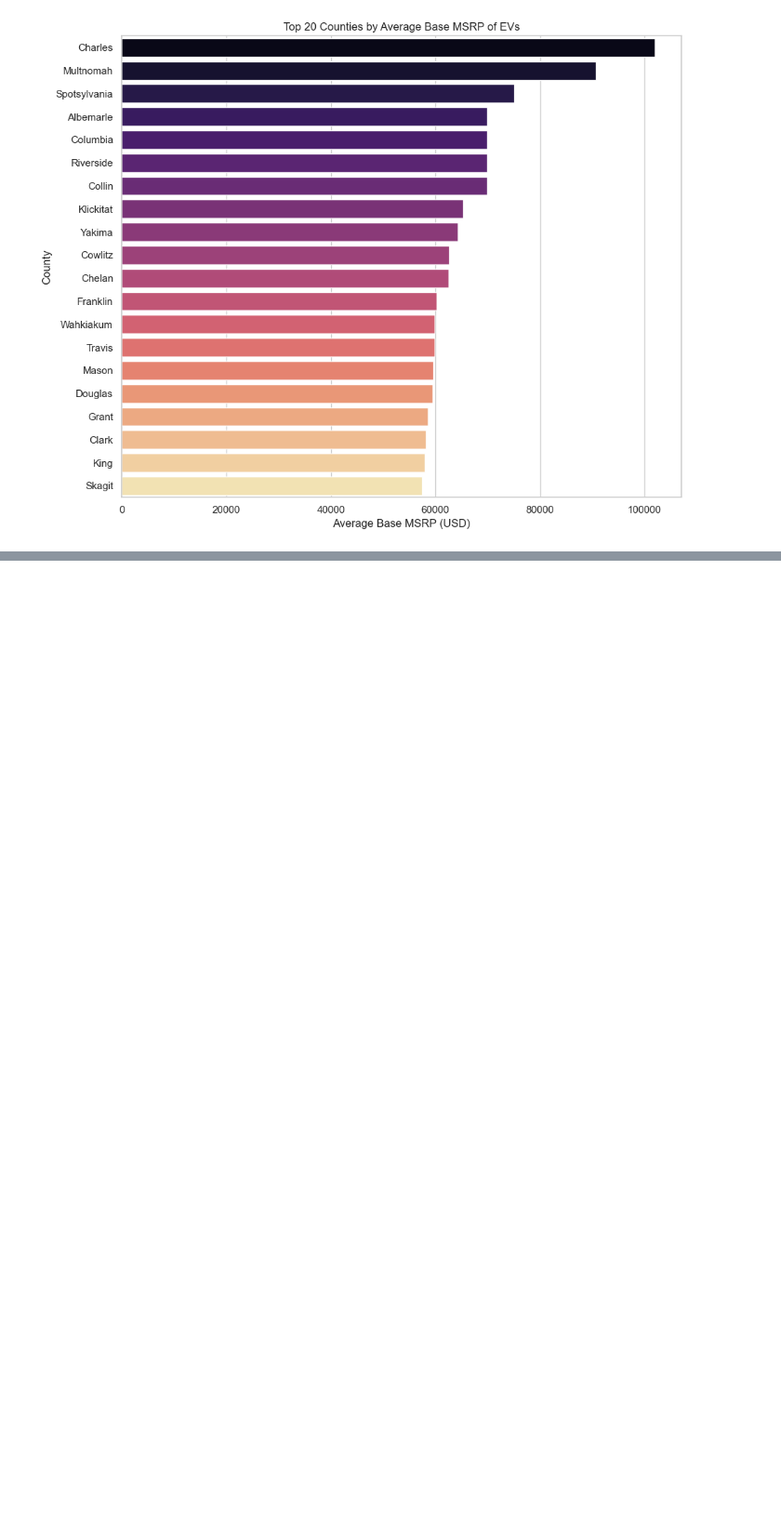
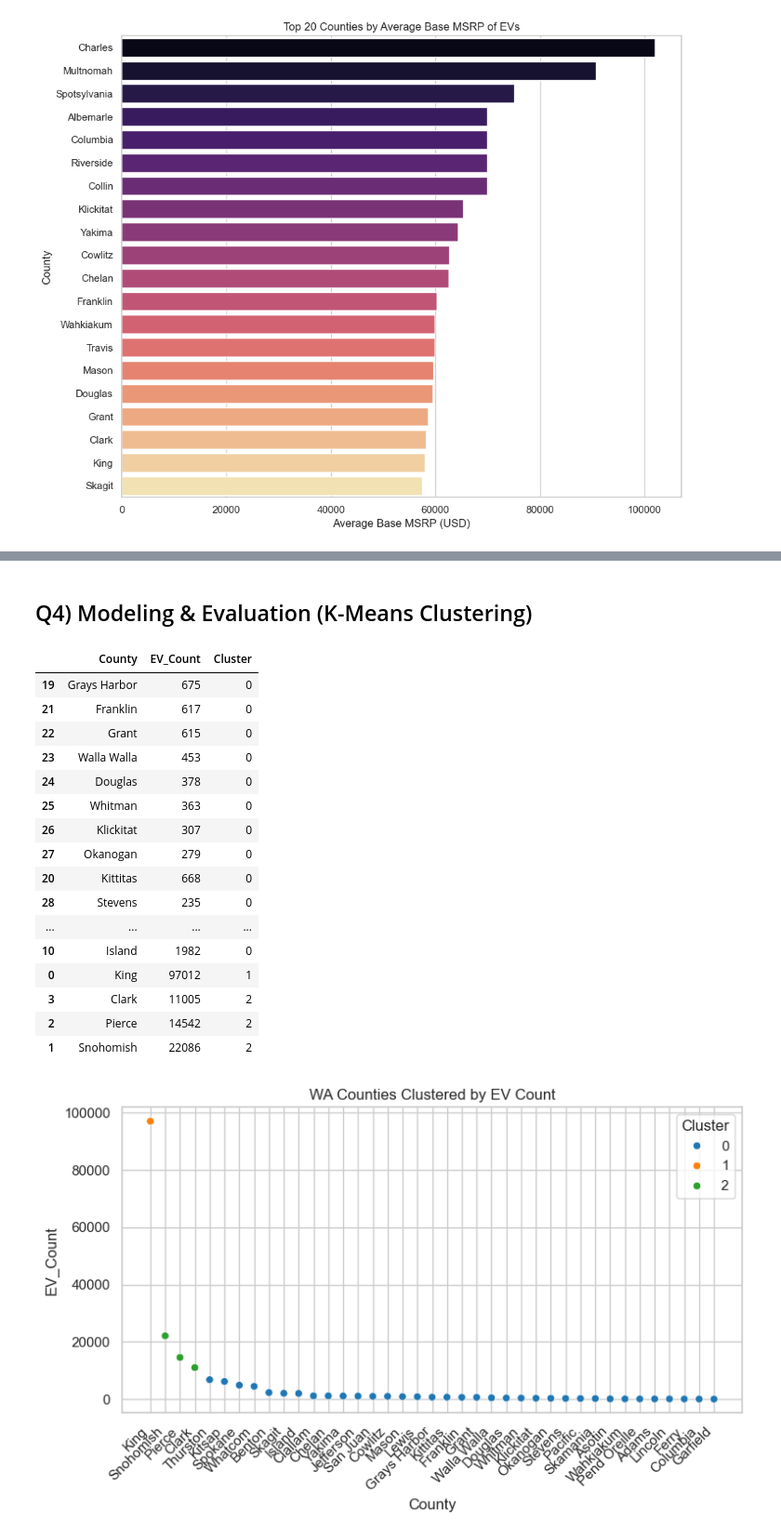
Before and after one commit to MelvinSiaw/Transportation_Project, a Jupyter notebook: ElectricVehiclePopulationAnalysis.ipynb, the cells around one changed output, grey strips where cells are left out. Shown at 93% size. Cells and saved outputs as stored; diff of their text form; code cells hidden in the pictures; blank space fills up the shorter version.

```diff
--- a/ElectricVehiclePopulationAnalysis.ipynb
+++ b/ElectricVehiclePopulationAnalysis.ipynb
@@ -285,0 +523,50 @@ plt.tight_layout()
+# %% [markdown]
+## Q4) Modeling & Evaluation (K-Means Clustering)
+# %%
+# 1) Prepare WA county EV counts
+wa = df[df['State']=='WA']
+by_county = (
+    wa['County']
+      .value_counts()
+      .reset_index(name='EV_Count')
+      .rename(columns={'index':'County'})
+)
+
+# 2) Fit KMeans
+from sklearn.cluster import KMeans
+kmeans = KMeans(n_clusters=3, random_state=42)
+by_county['Cluster'] = kmeans.fit_predict(by_county[['EV_Count']])
+
+# 3) Display cluster assignments
+display(by_county.sort_values('Cluster'))
+
+# 4) Plot clusters
+plt.figure(figsize=(8,5))
+sns.scatterplot(
+    data=by_county,
+    x='County', y='EV_Count',
+    hue='Cluster', palette='tab10'
+)
+plt.xticks(rotation=45, ha='right')
+plt.title('WA Counties Clustered by EV Count')
+plt.tight_layout()
+plt.show()
+# %% [output]
+|  | County | EV_Count | Cluster |
+| 19 | Grays Harbor | 675 | 0 |
+| 21 | Franklin | 617 | 0 |
+| 22 | Grant | 615 | 0 |
+| 23 | Walla Walla | 453 | 0 |
+| 24 | Douglas | 378 | 0 |
+| 25 | Whitman | 363 | 0 |
+| 26 | Klickitat | 307 | 0 |
+| 27 | Okanogan | 279 | 0 |
+| 20 | Kittitas | 668 | 0 |
+| 28 | Stevens | 235 | 0 |
+| ... | ... | ... | ... |
+| 10 | Island | 1982 | 0 |
+| 0 | King | 97012 | 1 |
+| 3 | Clark | 11005 | 2 |
+| 2 | Pierce | 14542 | 2 |
+| 1 | Snohomish | 22086 | 2 |
+[figure, added]
```
Also changed, not shown: parts of 24 cells of this notebook.
